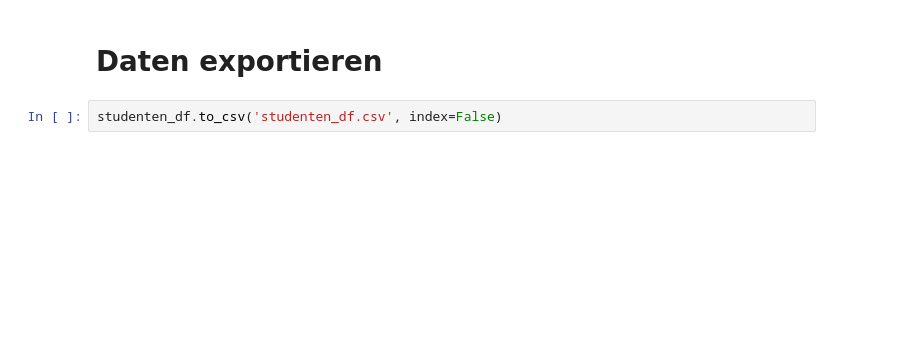
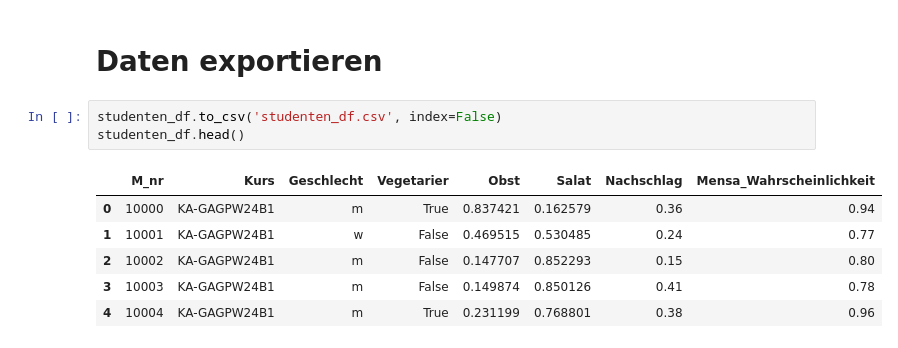
Before and after one commit to HendrikMeyer02/calender-data, a Jupyter notebook: Synthetische_Daten.ipynb, the cells around one changed output. Cells and saved outputs as stored; diff of their text form; blank space fills up the shorter version.

```diff
--- a/Synthetische_Daten.ipynb
+++ b/Synthetische_Daten.ipynb
@@ -199,3 +181,11 @@ plt.show()
 # Daten exportieren
 # %%
 studenten_df.to_csv('studenten_df.csv', index=False)
+studenten_df.head()
+# %% [output]
+|  | M_nr | Kurs | Geschlecht | Vegetarier | Obst | Salat | Nachschlag | Mensa_Wahrscheinlichkeit |
+| 0 | 10000 | KA-GAGPW24B1 | m | True | 0.837421 | 0.162579 | 0.36 | 0.94 |
+| 1 | 10001 | KA-GAGPW24B1 | w | False | 0.469515 | 0.530485 | 0.24 | 0.77 |
+| 2 | 10002 | KA-GAGPW24B1 | m | False | 0.147707 | 0.852293 | 0.15 | 0.80 |
+| 3 | 10003 | KA-GAGPW24B1 | m | False | 0.149874 | 0.850126 | 0.41 | 0.78 |
+| 4 | 10004 | KA-GAGPW24B1 | m | True | 0.231199 | 0.768801 | 0.38 | 0.96 |
```
Also changed, not shown: parts of 12 cells of this notebook, 1 other file.
